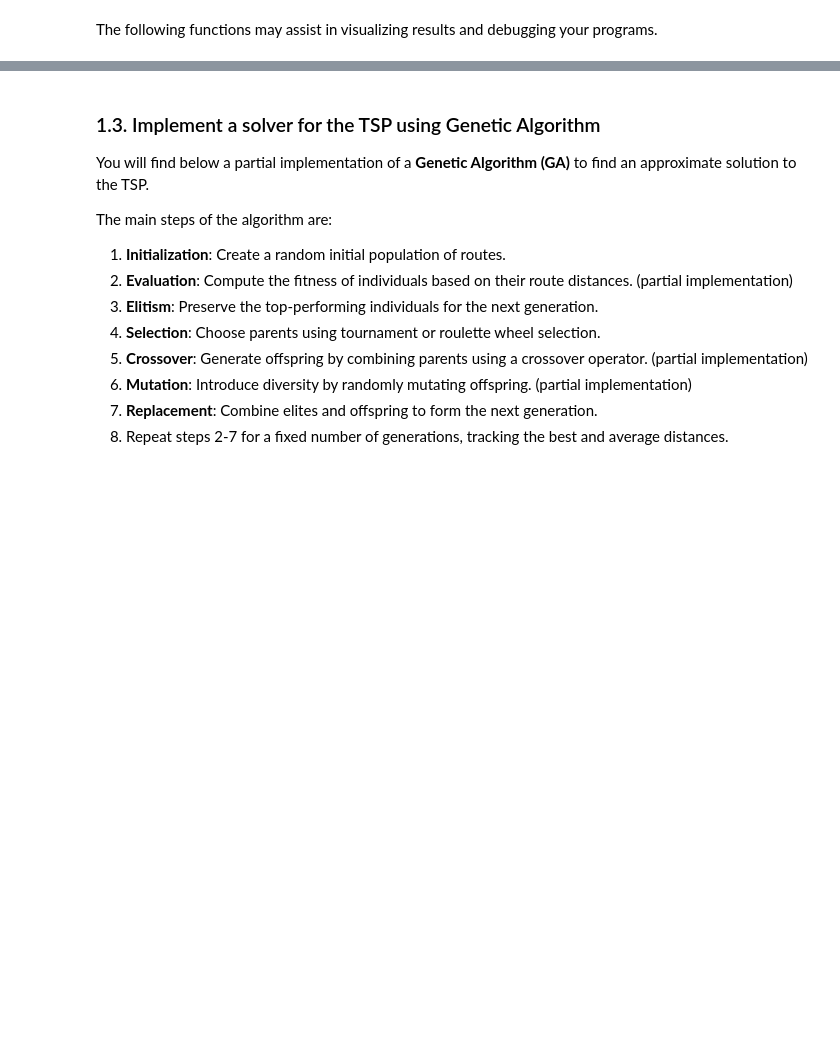
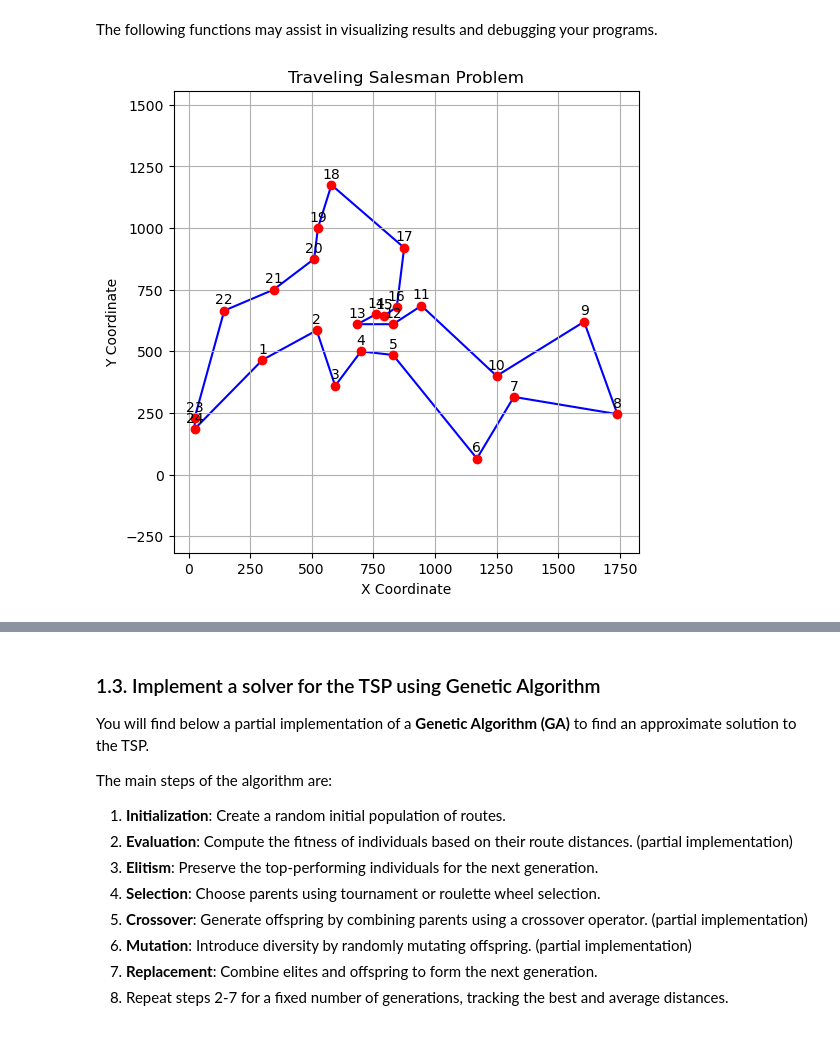
Before and after one commit to rennylee/TSP, a Jupyter notebook: csi4106_f24_a4_template.ipynb, the cells around one changed output, grey strips where cells are left out. Cells and saved outputs as stored; diff of their text form; code cells hidden in the pictures; blank space fills up the shorter version.

```diff
--- a/csi4106_f24_a4_template.ipynb
+++ b/csi4106_f24_a4_template.ipynb
@@ -631,3 +640,17 @@ def plot_temperature_and_cost(temperatures, costs):
 
     plt.tight_layout()
     plt.show()
+# %%
+# distance matrix
+berlin_distance_matrix = get_distance_matrix(berlin52_24_4)
+
+# initial temperature for simulate annealing
+initial_temperature = get_initial_temperature(berlin_distance_matrix)
+
+# simulated annealing best path
+simulated_annealing_path, simulated_annealing_cost, temperatures, costs = simulated_annealing(berlin_distance_matrix, initial_temperature, 0.95, 1000)
+
+# plotting simulated annealing path
+plot_tsp_path(berlin52_24_4, simulated_annealing_path)
+# %% [output]
+[figure, added]
```
Also changed, not shown: parts of 10 cells of this notebook.
